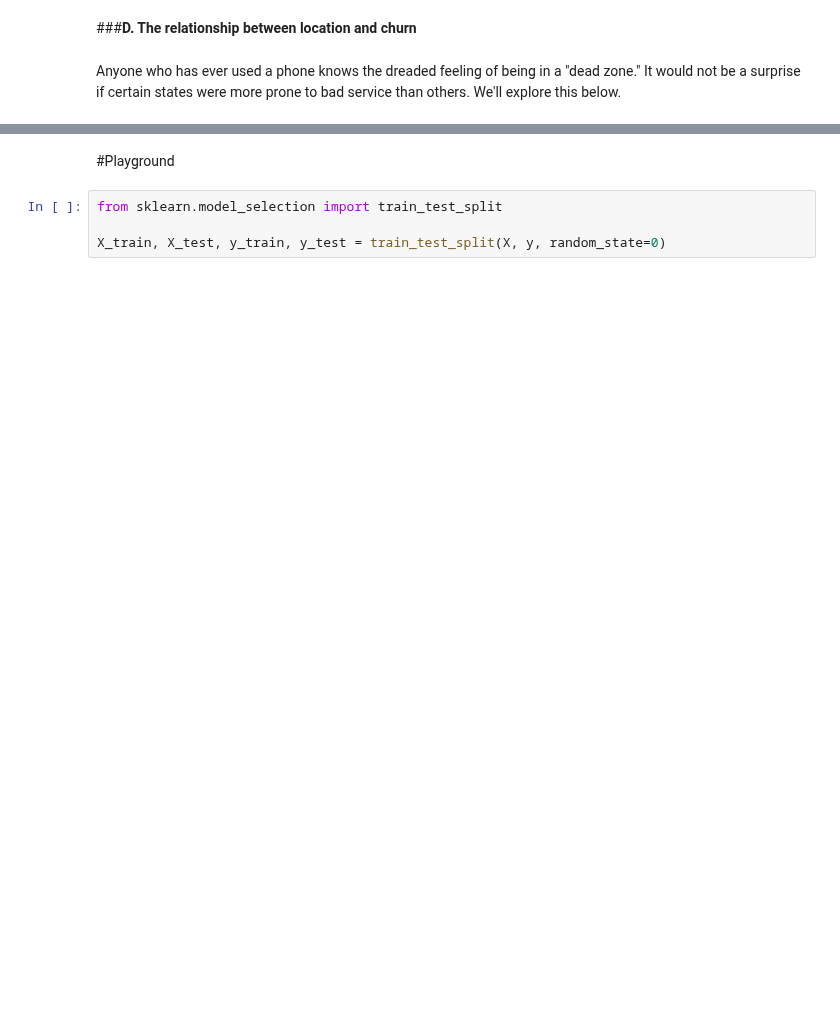
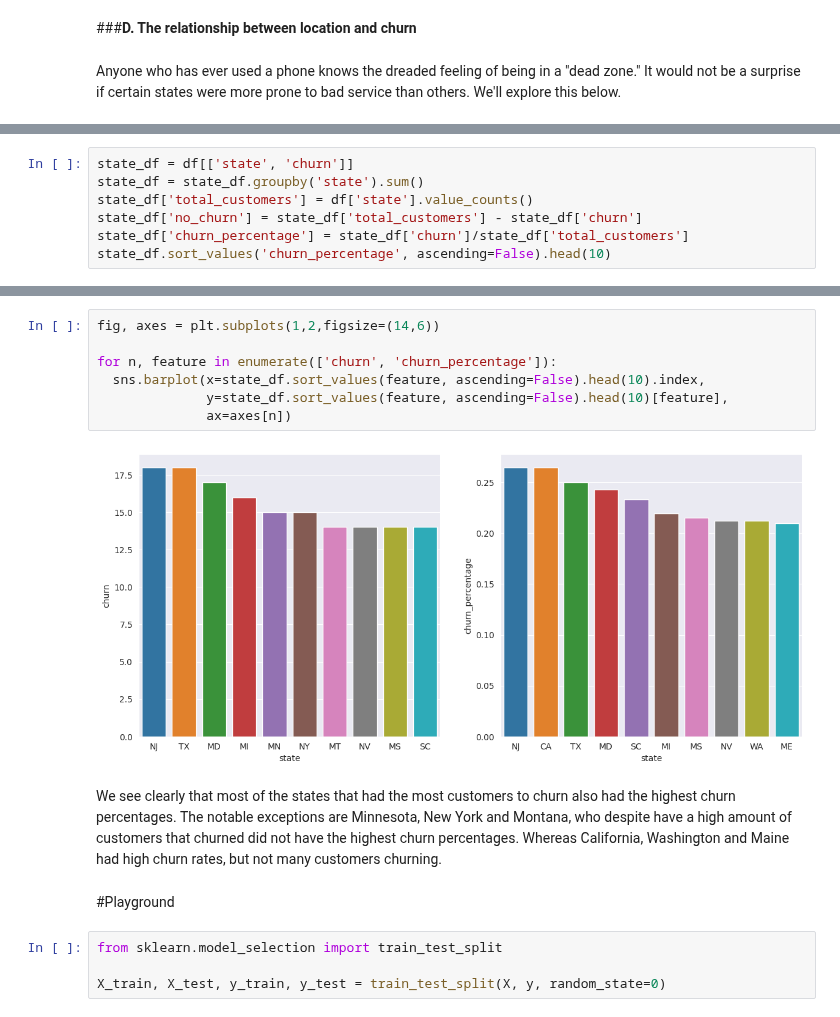
Before and after one commit to bmjaron/phase_3_project, a Jupyter notebook: Untitled1.ipynb, the cells around one changed output, grey strips where cells are left out. Saved outputs shown, nothing was run; the diff lists cells and outputs as text; blank space fills up the shorter version.

```diff
--- a/Untitled1.ipynb
+++ b/Untitled1.ipynb
@@ -242,0 +229,7 @@ plt.show()
+# %%
+state_df = df[['state', 'churn']]
+state_df = state_df.groupby('state').sum()
+state_df['total_customers'] = df['state'].value_counts()
+state_df['no_churn'] = state_df['total_customers'] - state_df['churn']
+state_df['churn_percentage'] = state_df['churn']/state_df['total_customers']
+state_df.sort_values('churn_percentage', ascending=False).head(10)
@@ -243,3 +249,14 @@ plt.show()
+# %%
+fig, axes = plt.subplots(1,2,figsize=(14,6))
+
+for n, feature in enumerate(['churn', 'churn_percentage']):
+  sns.barplot(x=state_df.sort_values(feature, ascending=False).head(10).index,
+              y=state_df.sort_values(feature, ascending=False).head(10)[feature],
+              ax=axes[n])
+# %% [output]
+[figure, added]
+# %% [markdown]
+We see clearly that most of the states that had the most customers to churn also had the highest churn percentages. The notable exceptions are Minnesota, New York and Montana, who despite have a high amount of customers that churned did not have the highest churn percentages. Whereas California, Washington and Maine had high churn rates, but not many customers churning.
 # %% [markdown]
 #Playground
 # %%
```
Also changed, not shown: parts of 9 cells of this notebook.
